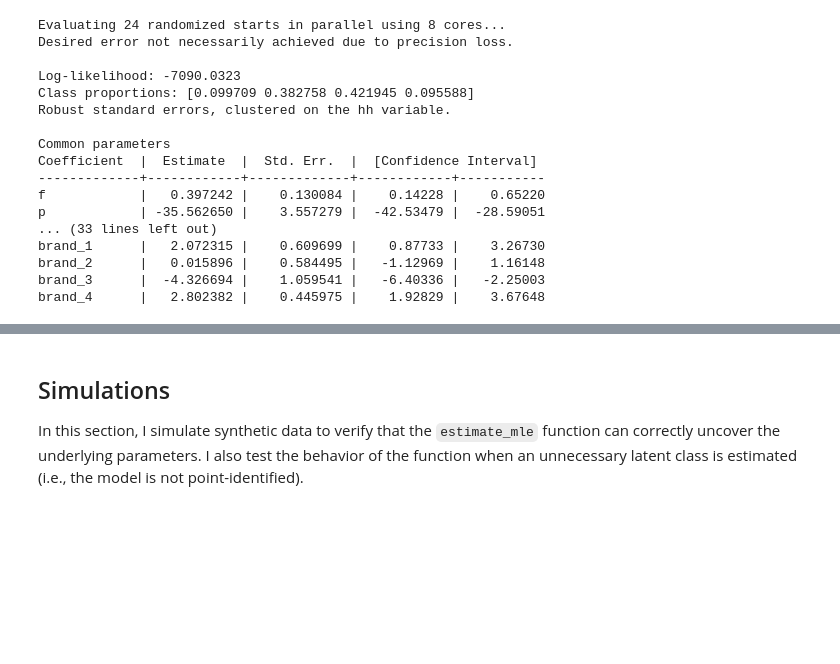
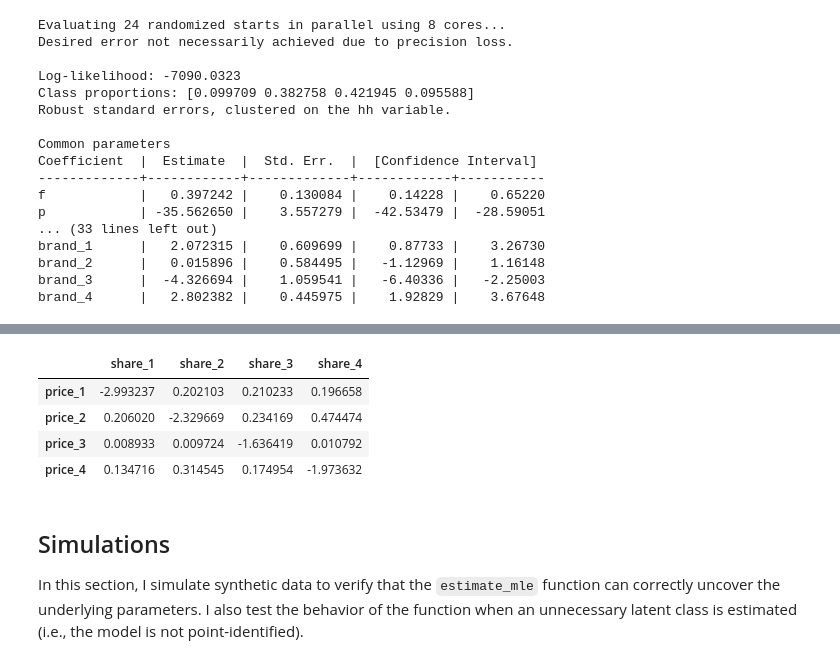
Before and after one commit to thom-li/gsbgen641code, a Jupyter notebook: notebooks/2-discrete-heterogeneity.ipynb, the cells around one changed output, grey strips where cells are left out. Saved outputs shown, nothing was run; the diff lists cells and outputs as text; code cells hidden in the pictures; blank space fills up the shorter version.

```diff
--- a/notebooks/2-discrete-heterogeneity.ipynb
+++ b/notebooks/2-discrete-heterogeneity.ipynb
@@ -699,3 +803,20 @@ TODO
+# %%
+elas_2LC_int = cross_price_elasticity_matrix(
+    results=results_2LC_int,
+    df=df_long,
+    covariate_vars=['brand_1', 'brand_2', 'brand_3', 'brand_4', 'f', 'p', 'prev_purch'],
+    n_alts=4,
+    price_var='p',
+    delta=0.01,
+    alt_col='brand_num'
+)
+elas_2LC_int
+# %% [output]
+|  | share_1 | share_2 | share_3 | share_4 |
+| price_1 | -2.993237 | 0.202103 | 0.210233 | 0.196658 |
+| price_2 | 0.206020 | -2.329669 | 0.234169 | 0.474474 |
+| price_3 | 0.008933 | 0.009724 | -1.636419 | 0.010792 |
+| price_4 | 0.134716 | 0.314545 | 0.174954 | -1.973632 |
 # %% [markdown]
 ## Simulations
 
```
Also changed, not shown: parts of 6 cells of this notebook.
